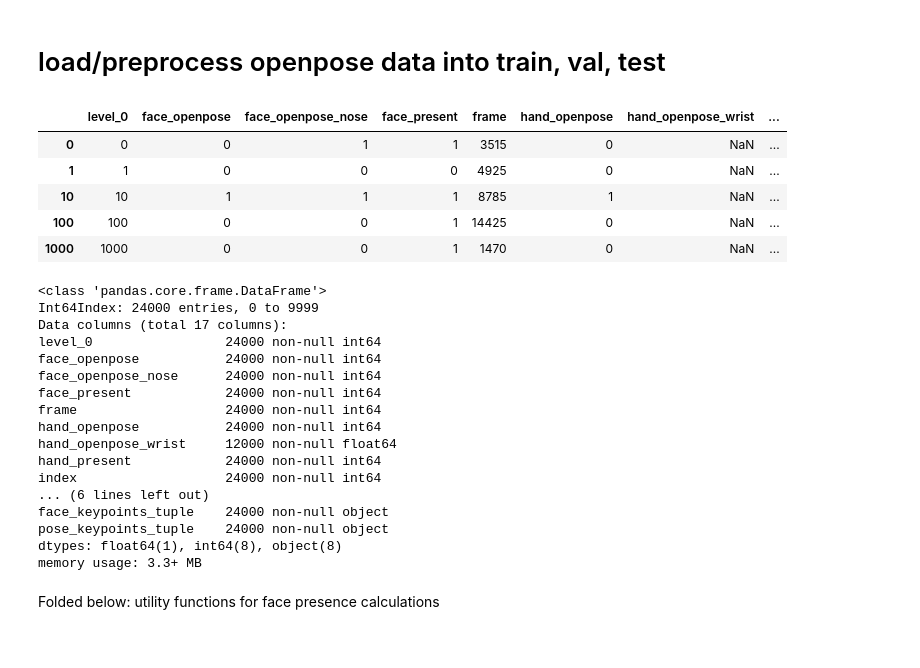
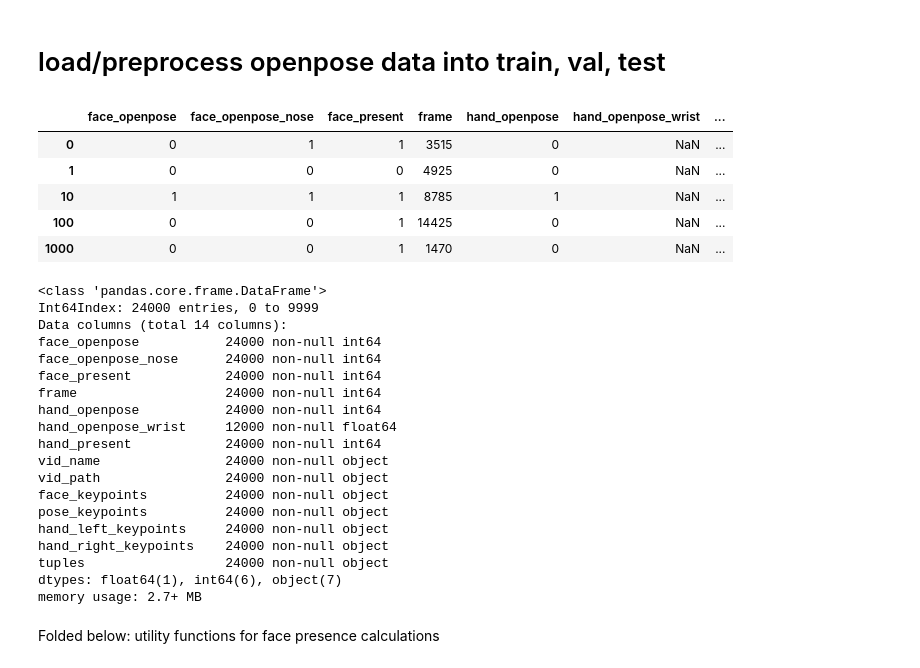
Before and after one commit to brialorelle/headcam-algo, a Jupyter notebook: src/openposeclassifiertests.ipynb, the cells around one changed output. Drawn from its saved outputs; the diff is of its cells as text; code cells hidden in the pictures.

```diff
--- a/src/openposeclassifiertests.ipynb
+++ b/src/openposeclassifiertests.ipynb
@@ -28,22 +31,22 @@ torch.manual_seed(1)
 # %% [markdown]
 # load/preprocess openpose data into train, val, test
 # %%
+SAMPLE_DATAFRAME_PATH = 'data/gold_sample.json'
 new_gold = pd.read_json(SAMPLE_DATAFRAME_PATH)
 new_gold.head()
 # %% [output]
-|  | level_0 | face_openpose | face_openpose_nose | face_present | frame | hand_openpose | hand_openpose_wrist | ... |
-| 0 | 0 | 0 | 1 | 1 | 3515 | 0 | NaN | ... |
-| 1 | 1 | 0 | 0 | 0 | 4925 | 0 | NaN | ... |
-| 10 | 10 | 1 | 1 | 1 | 8785 | 1 | NaN | ... |
-| 100 | 100 | 0 | 0 | 1 | 14425 | 0 | NaN | ... |
-| 1000 | 1000 | 0 | 0 | 1 | 1470 | 0 | NaN | ... |
+|  | face_openpose | face_openpose_nose | face_present | frame | hand_openpose | hand_openpose_wrist | ... |
+| 0 | 0 | 1 | 1 | 3515 | 0 | NaN | ... |
+| 1 | 0 | 0 | 0 | 4925 | 0 | NaN | ... |
+| 10 | 1 | 1 | 1 | 8785 | 1 | NaN | ... |
+| 100 | 0 | 0 | 1 | 14425 | 0 | NaN | ... |
+| 1000 | 0 | 0 | 1 | 1470 | 0 | NaN | ... |
 # %%
 new_gold.info()
 # %% [output]
 <class 'pandas.core.frame.DataFrame'>
 Int64Index: 24000 entries, 0 to 9999
-Data columns (total 17 columns):
-level_0                 24000 non-null int64
+Data columns (total 14 columns):
 face_openpose           24000 non-null int64
 face_openpose_nose      24000 non-null int64
 face_present            24000 non-null int64
@@ -51,12 +54,15 @@ frame                   24000 non-null int64
 hand_openpose           24000 non-null int64
 hand_openpose_wrist     12000 non-null float64
 hand_present            24000 non-null int64
-index                   24000 non-null int64
-... (6 lines left out)
-face_keypoints_tuple    24000 non-null object
-pose_keypoints_tuple    24000 non-null object
-dtypes: float64(1), int64(8), object(8)
-memory usage: 3.3+ MB
+vid_name                24000 non-null object
+vid_path                24000 non-null object
+face_keypoints          24000 non-null object
+pose_keypoints          24000 non-null object
+hand_left_keypoints     24000 non-null object
+hand_right_keypoints    24000 non-null object
+tuples                  24000 non-null object
+dtypes: float64(1), int64(6), object(7)
+memory usage: 2.7+ MB
 # %% [markdown]
 Folded below: utility functions for face presence calculations
 # %%
```
Also changed, not shown: parts of 54 cells of this notebook.
